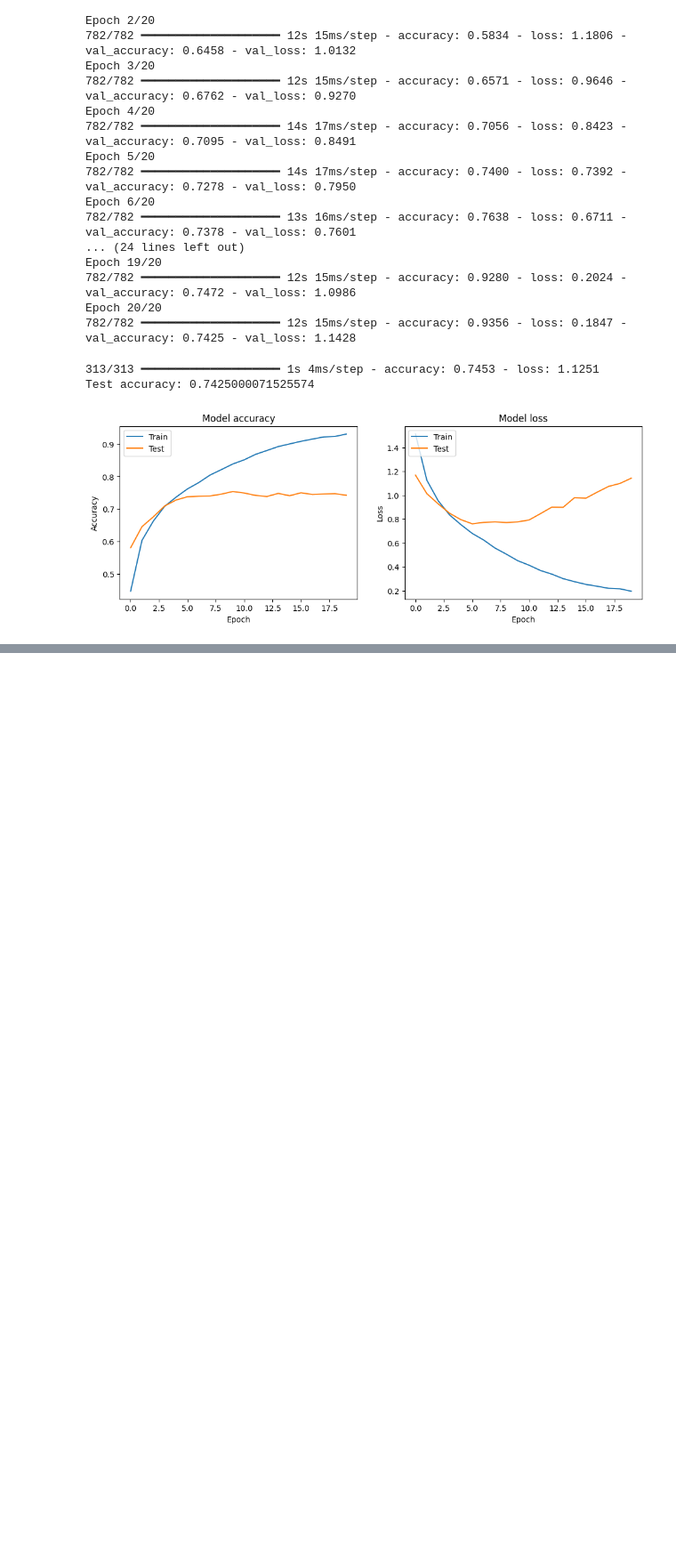
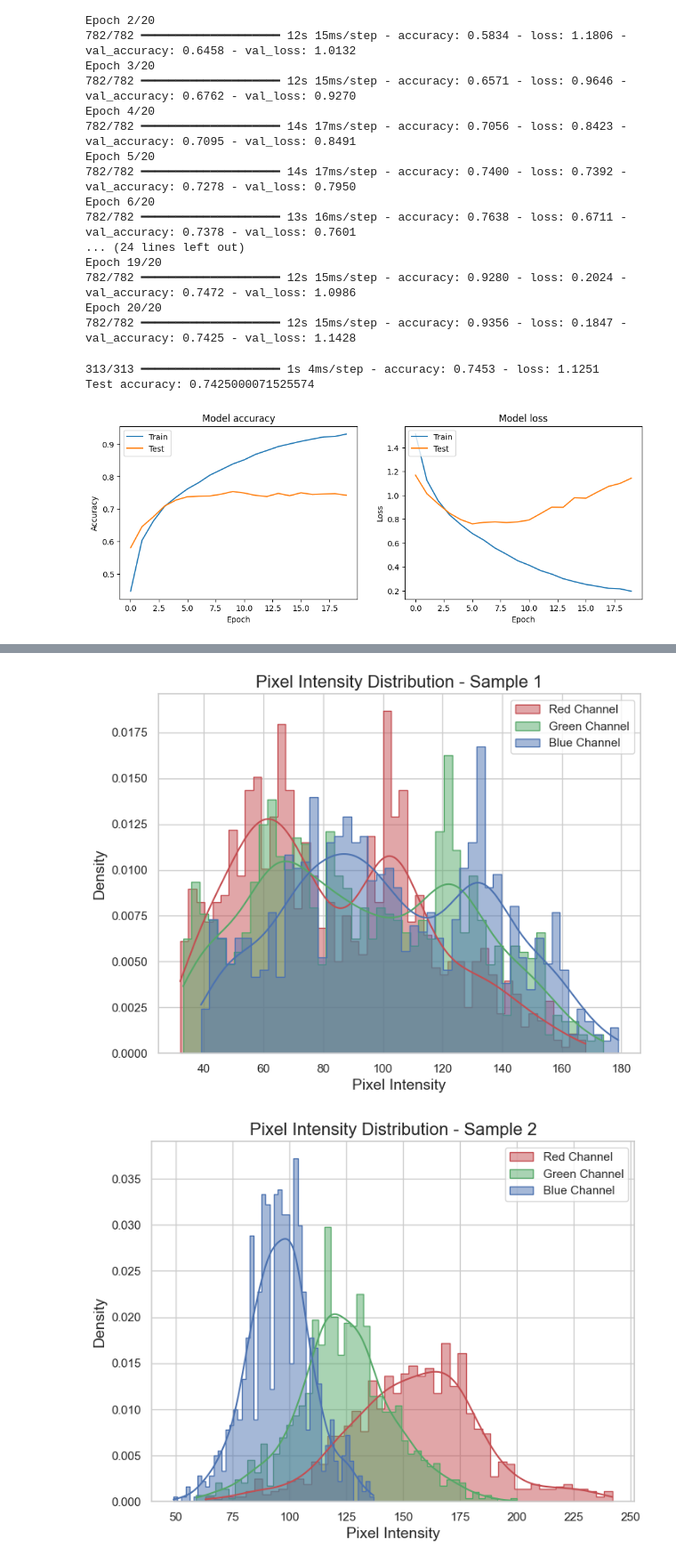
Before and after one commit to MBAhmadi/Neural-Networks, a Jupyter notebook: CIFAR10.ipynb, the cells around one changed output, grey strips where cells are left out. Shown: that part at 89% size. Drawn from its saved outputs; the diff is of its cells as text; code cells hidden in the pictures; blank space fills up the shorter version.

```diff
--- a/CIFAR10.ipynb
+++ b/CIFAR10.ipynb
@@ -343,0 +117,8 @@ Correlation for Sample 3:
+# %%
+colors = ['Red', 'Green', 'Blue']
+for i, color in enumerate(colors):
+    print(f'\n{color} Channel:')
+    print(f'  Mean: {means[i]:.2f}')
+    print(f'  Variance: {variances[i]:.2f}')
+    print(f'  Max: {maximums[i]}')
+    print(f'  Min: {minimums[i]}')
@@ -343,0 +143,18 @@ Correlation for Sample 3:
+# %%
+# 3. رسم هیستوگرام شدت پیکسل برای چند تصویر نمونه
+sample_indices = np.random.choice(len(x_train), size=3, replace=False)
+sample_images = x_train[sample_indices]
+
+for idx, img in enumerate(sample_images):
+    plt.figure(figsize=(8,6))
+    for i, color in enumerate(['r', 'g', 'b']):
+        sns.histplot(img[:,:,i].flatten(), bins=50, color=color, label=f'{colors[i]} Channel', kde=True, stat="density", element="step")
+
+    plt.title(f'Pixel Intensity Distribution - Sample {idx+1}', fontsize=16)
+    plt.xlabel('Pixel Intensity', fontsize=14)
+    plt.ylabel('Density', fontsize=14)
+    plt.legend()
+    plt.show()
+# %% [output]
+[figure, added]
+[figure, added]
```
Also changed, not shown: parts of 10 cells of this notebook.
